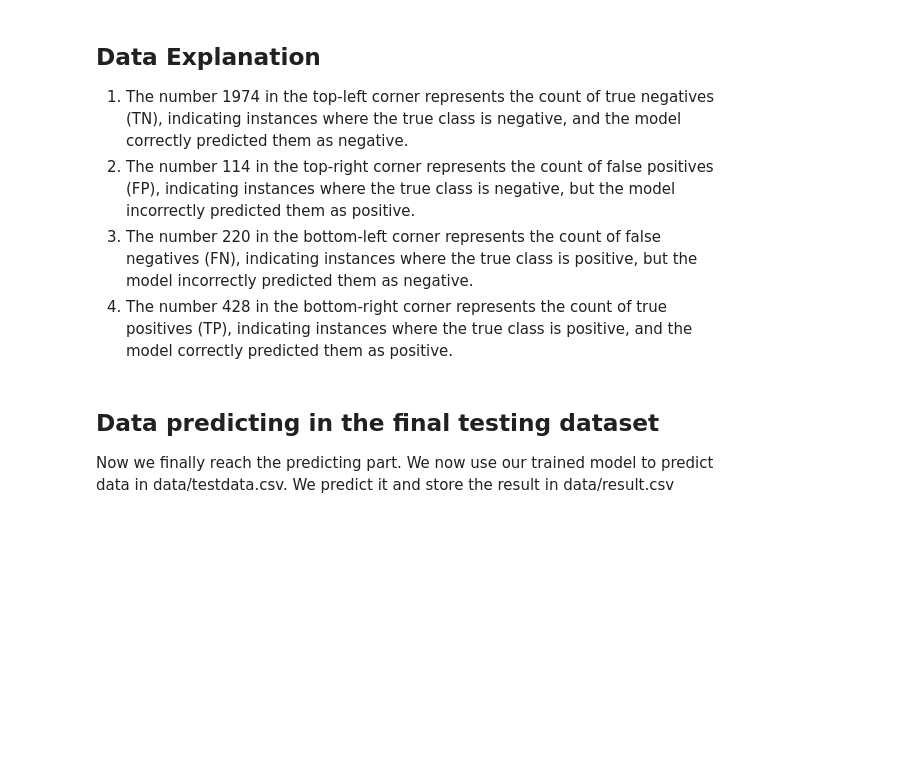
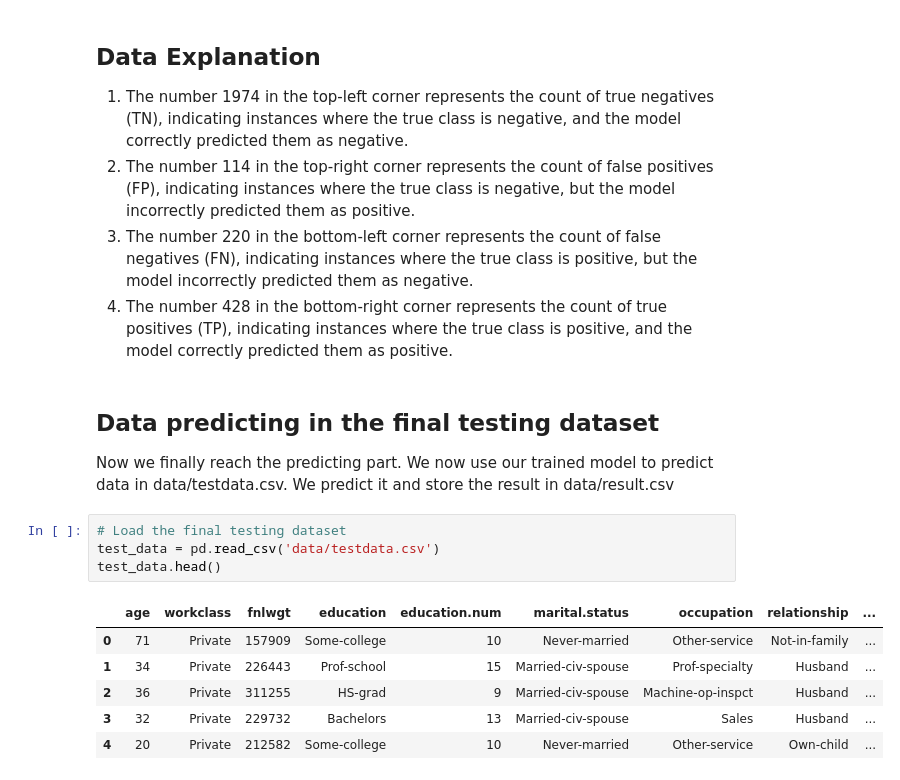
Before and after one commit to Laihb1106205841/CS311-AI-Peoject3-XGBoost, a Jupyter notebook: XGBoost.ipynb, the cells around one changed output. Cells and saved outputs as stored; diff of their text form; blank space fills up the shorter version.

```diff
--- a/XGBoost.ipynb
+++ b/XGBoost.ipynb
@@ -254,3 +254,14 @@ sns.heatmap(confusion_matrix(y_test, y_pred), annot=True, fmt='d')
 ## Data predicting in the final testing dataset
 
 Now we finally reach the predicting part. We now use our trained model to predict data in data/testdata.csv. We predict it and store the result in data/result.csv
+# %%
+# Load the final testing dataset
+test_data = pd.read_csv('data/testdata.csv')
+test_data.head()
+# %% [output]
+|  | age | workclass | fnlwgt | education | education.num | marital.status | occupation | relationship | ... |
+| 0 | 71 | Private | 157909 | Some-college | 10 | Never-married | Other-service | Not-in-family | ... |
+| 1 | 34 | Private | 226443 | Prof-school | 15 | Married-civ-spouse | Prof-specialty | Husband | ... |
+| 2 | 36 | Private | 311255 | HS-grad | 9 | Married-civ-spouse | Machine-op-inspct | Husband | ... |
+| 3 | 32 | Private | 229732 | Bachelors | 13 | Married-civ-spouse | Sales | Husband | ... |
+| 4 | 20 | Private | 212582 | Some-college | 10 | Never-married | Other-service | Own-child | ... |
```
Also changed, not shown: parts of 9 cells of this notebook, 3 other files.
